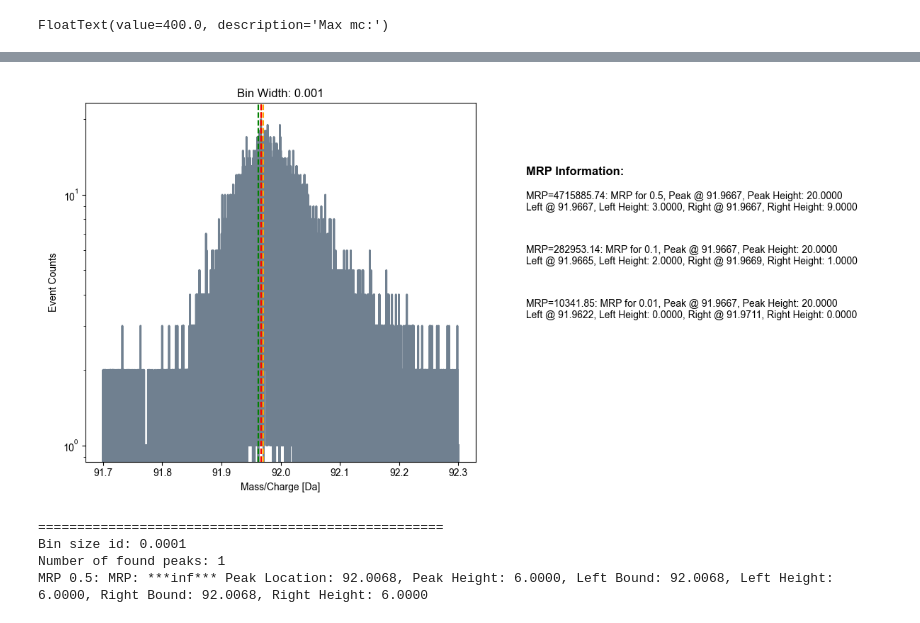
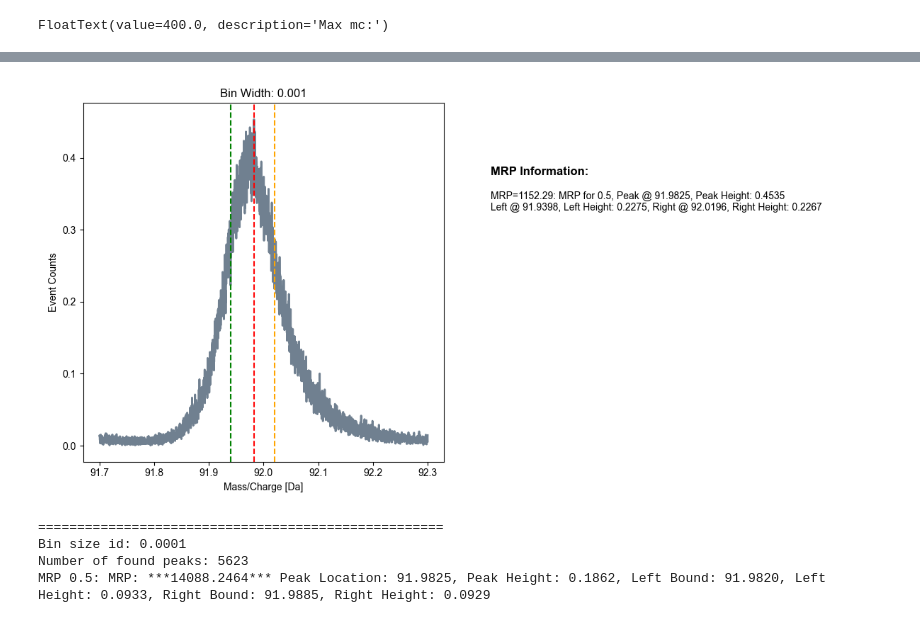
Before and after one commit to mmonajem/pyoxcart, a Jupyter notebook: pyccapt/calibration/tutorials/jupyter_files/z_laser_physics_mrp.ipynb, the cells around one changed output, grey strips where cells are left out. Cells and saved outputs as stored; diff of their text form; code cells hidden in the pictures.

Commit message:
mrp gaussian filter

```diff
--- a/pyccapt/calibration/tutorials/jupyter_files/z_laser_physics_mrp.ipynb
+++ b/pyccapt/calibration/tutorials/jupyter_files/z_laser_physics_mrp.ipynb
@@ -69,12 +72,10 @@ variables.result_data_name = '12fs'
 # variables.result_data_name = 'power_sweep_12ps'
 # %%
 # exctract needed data from Pandas data frame as an numpy array
-# create an instance of the Variables opject
-variables = share_variables.Variables()
-variables.pulse_mode = pulse_mode
 
-variables.result_data_path = 'D:/pyccapt/tests/data/physics_experiment/results/MRP/'
-variables.result_path ='D:/pyccapt/tests/data/physics_experiment/results/MRP/'
+
+variables.result_data_path = 'C:/Users/mehrp/PycharmProjects/pyccapt/tests/data/physics_experiment/results/MRP/' + variables.result_data_name + '/'
+variables.result_path ='C:/Users/mehrp/PycharmProjects/pyccapt/tests/data/physics_experiment/results/MRP/' + variables.result_data_name + '/'
 
 if not os.path.isdir(variables.result_path):
     os.makedirs(variables.result_path, mode=0o777, exist_ok=True)
@@ -103,6 +104,11 @@ The maximum possible time of flight is: 18220
 | 715638 | 0.0 | 0.0 | 0.0 | 91.518834 | 96.312066 | 6096.536133 | 10792.778320 | 2266.8570 | 2189.946021 | ... |
 | 715639 | 0.0 | 0.0 | 0.0 | 91.969557 | 96.555569 | 6096.536133 | 10792.778320 | 2266.4093 | 2195.245122 | ... |
 715640 rows × 14 columns
+# %%
+import matplotlib as mpl
+
+# Set agg.path.chunksize to prevent OverflowError
+mpl.rcParams['agg.path.chunksize'] = 10000  # You can increase this if necessary
 # %%
 left_bound = 91.7
 right_bound = 92.3
@@ -109,28 +118,34 @@ right_bound = 92.3
 # %%
-mask = (variables.mc < right_bound) & (variables.mc > left_bound)
-aa = variables.mc[mask]
+from scipy.ndimage import gaussian_filter1d
+# Define the MRP range and bin size list
+# mrp_range = [0.5, 0.1, 0.01]
+mrp_range = [0.5]
+bin_size_list = [0.1, 0.01, 0.001, 0.0001]
+# bin_size_list = [0.1, 0.01]
+sigma_list = [2, 8, 12, 32]
 
-# Define the MRP range and bin size list
-mrp_range = [0.5, 0.1, 0.01]
-bin_size_list = [0.1, 0.01, 0.001, 0.0001]
 
 # Loop through each bin size in the bin size list
-for bin_width in bin_size_list:
+for index, bin_width in enumerate(bin_size_list):
     bins = np.linspace(np.min(aa), np.max(aa), round(np.max(aa) / bin_width))
     hist, bin_edges = np.histogram(aa, bins=bins)
+    hist = hist / np.max(hist)
+
+    # Get bin centers for line plot
+    bin_centers = (bin_edges[:-1] + bin_edges[1:]) / 2
+
+    # Apply Gaussian filter for smoothing
+    hist = gaussian_filter1d(hist, sigma=sigma_list[index])
 
     # Create subplots: one for the histogram and one for the MRP information
     fig, ax = plt.subplots(1, 2, figsize=(12, 6))  # 1 row, 2 columns
-
-    # Get bin centers for line plot
-    bin_centers = (bin_edges[:-1] + bin_edges[1:]) / 2
 
     # Plot the histogram using a line plot
     ax[0].plot(bin_centers, hist, color='slategray', linewidth=2, label='Line Histogram')
     ax[0].set_title(f'Bin Width: {bin_width}')
     ax[0].set_xlabel('Mass/Charge [Da]')
     ax[0].set_ylabel('Event Counts')  # Update label to reflect log scale
-    ax[0].set_yscale('log')  # Set y-axis to log scale for consistency with the original histogram
+#     ax[0].set_yscale('log')  # Set y-axis to log scale for consistency with the original histogram
 
     # Create lists to store the combined MRP and bounds information for the legend
     bound_lines = []
@@ -142,7 +157,8 @@ for bin_width in bin_size_list:
         mrp_r = 1 - mrp_s
 
         # Step 1: Find the peaks in the histogram
-        peaks, properties = find_peaks(hist, prominence=int(np.max(hist) * 0.8), distance=int(len(bins) / 2), height=0)
+#         peaks, properties = find_peaks(hist, prominence=int(np.max(hist) * 0.8), distance=int(len(bins) / 2), height=0)
+        peaks, properties = find_peaks(hist, height=0)
         print('Number of found peaks:', len(peaks))
 
         # Step 2: Calculate peak widths
@@ -150,6 +166,14 @@ for bin_width in bin_size_list:
 
         # Step 3: Calculate peak prominences
         prominences = peak_prominences(hist, peaks, wlen=None)
+
+        # Step 5: Calculate the peak height and 50% height level
+        peak_height = coeffs[0]  # Amplitude of the fitted Gaussian
+        half_height = peak_height * mrp_s
+
+        # Step 6: Find the left and right bounds at 50% of the height
+        left_bound = x_fit[np.where(y_fit < half_height)[0][0]]  # First index below 50%
+        right_bound = x_fit[np.where(y_fit < half_height)[0][-1]]  # Last index below 50%
 
         # Step 4: Find the index of the peak with the maximum prominence
         if len(prominences[0]) > 0:
@@ -183,22 +207,24 @@ for bin_width in bin_size_list:
                 f'MRP={mrp_tmp:.2f}: MRP for {mrp_s}, Peak @ {peak_loc:.4f}, Peak Height: {peak_height:.4f}\n'
                 f'Left @ {left_bound:.4f}, Left Height: {left_height:.4f}, Right @ {right_bound:.4f}, Right Height: {right_height:.4f}'
             )
-            plt.tight_layout()
-            plt.savefig(variables.result_path + "/" + variables.result_data_name + "%s_%s.png" %(bin_width, mrp_s), format="png", dpi=600)
-            plt.savefig(variables.result_path + "/" + variables.result_data_name + "%s_%s.svg" %(bin_width, mrp_s), format="svg", dpi=600)
+
         else:
             print(f"MRP {mrp_s}: No peaks found for bin width {bin_width}")
 
-    # Plot the MRP information on the second subplot
-    ax[1].axis('off')  # Turn off the axis
-    ax[1].text(0.1, 0.8, 'MRP Information:', fontsize=12, fontweight='bold')
+        # Plot the MRP information on the second subplot
+        ax[1].axis('off')  # Turn off the axis
+        ax[1].text(0.1, 0.8, 'MRP Information:', fontsize=12, fontweight='bold')
 
-    # Create a text box for each MRP and bounds
-    for i, label in enumerate(bound_labels):
-        ax[1].text(0.1, 0.7 - i * 0.15, label, fontsize=10)  # Adjust the y-position for better spacing
+        # Create a text box for each MRP and bounds
+        for i, label in enumerate(bound_labels):
+            ax[1].text(0.1, 0.7 - i * 0.15, label, fontsize=10)  # Adjust the y-position for better spacing
 
-    # Adjust layout to make room for the legend on the right side
-    plt.tight_layout()
+        # Draw the figure to ensure all elements are rendered before saving
+        fig.canvas.draw()
+        plt.tight_layout()
+#         plt.savefig(variables.result_path + "/" + variables.result_data_name + "bin_%s_MRP_%s.png" %(bin_width, mrp_s), format="png", dpi=600)
+#         plt.savefig(variables.result_path + "/" + variables.result_data_name + "%s_%s.svg" %(bin_width, mrp_s), format="svg", dpi=600)
+
 
     # Show the plot
     plt.show()
@@ -233,5 +247,5 @@ MRP 0.01: MRP: ***10341.8547*** Peak Location: 91.9667, Peak Height: 20.0000, Le
-[figure, old version]
+[figure, new version]
 ====================================================
 Bin size id: 0.0001
-Number of found peaks: 1
-MRP 0.5: MRP: ***inf*** Peak Location: 92.0068, Peak Height: 6.0000, Left Bound: 92.0068, Left Height: 6.0000, Right Bound: 92.0068, Right Height: 6.0000
+Number of found peaks: 5623
+MRP 0.5: MRP: ***14088.2464*** Peak Location: 91.9825, Peak Height: 0.1862, Left Bound: 91.9820, Left Height: 0.0933, Right Bound: 91.9885, Right Height: 0.0929
```
Also changed, not shown: parts of 8 cells of this notebook.
